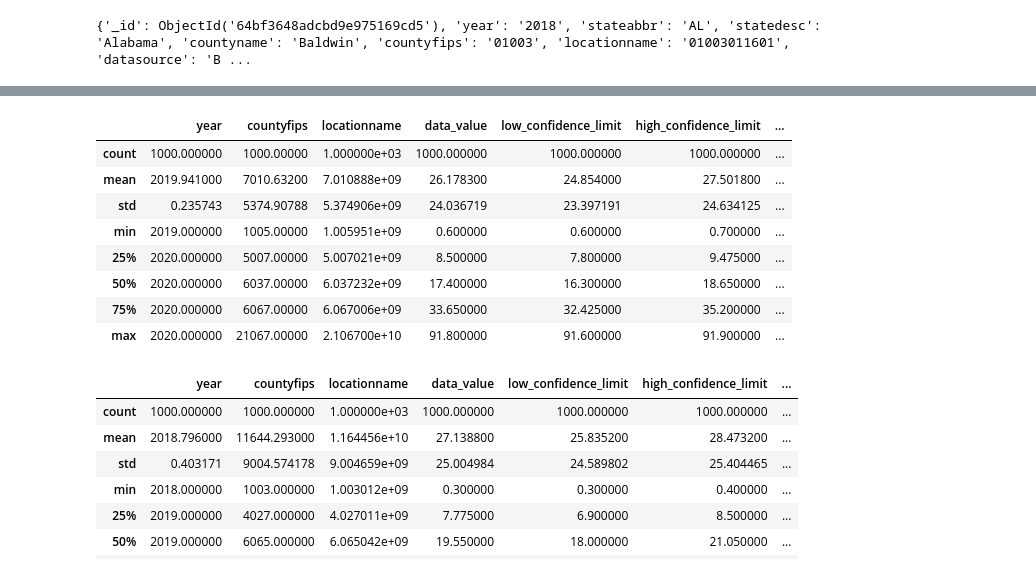
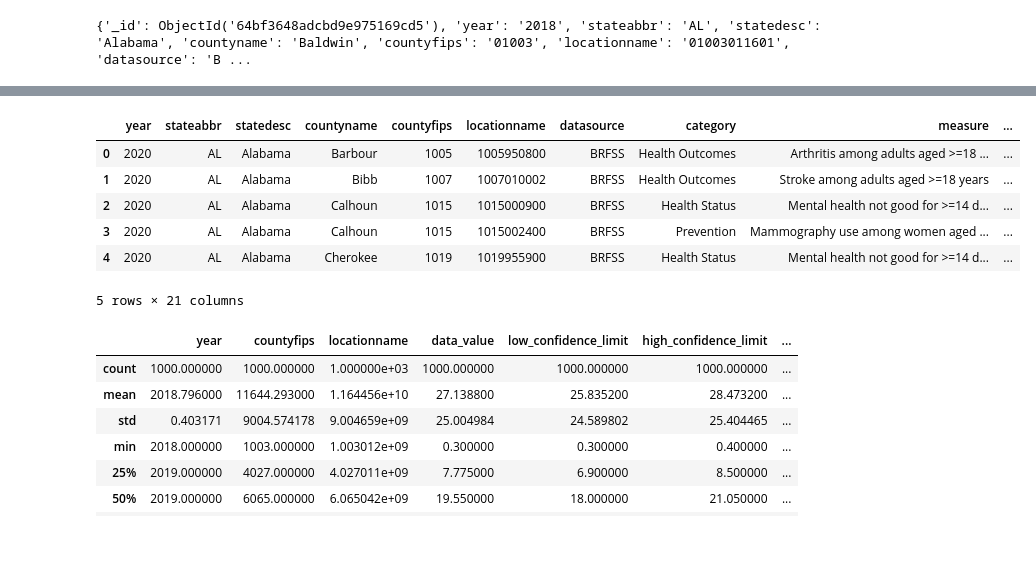
Before and after one commit to najdawi11/American-Health-and-Wellness-Dashboard, a Jupyter notebook: Application/overviewData.ipynb, the cells around one changed output, grey strips where cells are left out. Saved outputs shown, nothing was run; the diff lists cells and outputs as text; code cells hidden in the pictures; blank space fills up the shorter version.

Commit message:
Visual overhaul and data displays

```diff
--- a/Application/overviewData.ipynb
+++ b/Application/overviewData.ipynb
@@ -38,12 +69,10 @@ masterData.head(5)
 # %%
-d2.describe()
+d2.head()
 # %% [output]
-|  | year | countyfips | locationname | data_value | low_confidence_limit | high_confidence_limit | ... |
-| count | 1000.000000 | 1000.00000 | 1.000000e+03 | 1000.000000 | 1000.000000 | 1000.000000 | ... |
-| mean | 2019.941000 | 7010.63200 | 7.010888e+09 | 26.178300 | 24.854000 | 27.501800 | ... |
-| std | 0.235743 | 5374.90788 | 5.374906e+09 | 24.036719 | 23.397191 | 24.634125 | ... |
-| min | 2019.000000 | 1005.00000 | 1.005951e+09 | 0.600000 | 0.600000 | 0.700000 | ... |
-| 25% | 2020.000000 | 5007.00000 | 5.007021e+09 | 8.500000 | 7.800000 | 9.475000 | ... |
-| 50% | 2020.000000 | 6037.00000 | 6.037232e+09 | 17.400000 | 16.300000 | 18.650000 | ... |
-| 75% | 2020.000000 | 6067.00000 | 6.067006e+09 | 33.650000 | 32.425000 | 35.200000 | ... |
-| max | 2020.000000 | 21067.00000 | 2.106700e+10 | 91.800000 | 91.600000 | 91.900000 | ... |
+|  | year | stateabbr | statedesc | countyname | countyfips | locationname | datasource | category | measure | ... |
+| 0 | 2020 | AL | Alabama | Barbour | 1005 | 1005950800 | BRFSS | Health Outcomes | Arthritis among adults aged >=18 ... | ... |
+| 1 | 2020 | AL | Alabama | Bibb | 1007 | 1007010002 | BRFSS | Health Outcomes | Stroke among adults aged >=18 years | ... |
+| 2 | 2020 | AL | Alabama | Calhoun | 1015 | 1015000900 | BRFSS | Health Status | Mental health not good for >=14 d... | ... |
+| 3 | 2020 | AL | Alabama | Calhoun | 1015 | 1015002400 | BRFSS | Prevention | Mammography use among women aged ... | ... |
+| 4 | 2020 | AL | Alabama | Cherokee | 1019 | 1019955900 | BRFSS | Health Status | Mental health not good for >=14 d... | ... |
+5 rows × 21 columns
```
Also changed, not shown: parts of 6 cells of this notebook, 4 other files.
